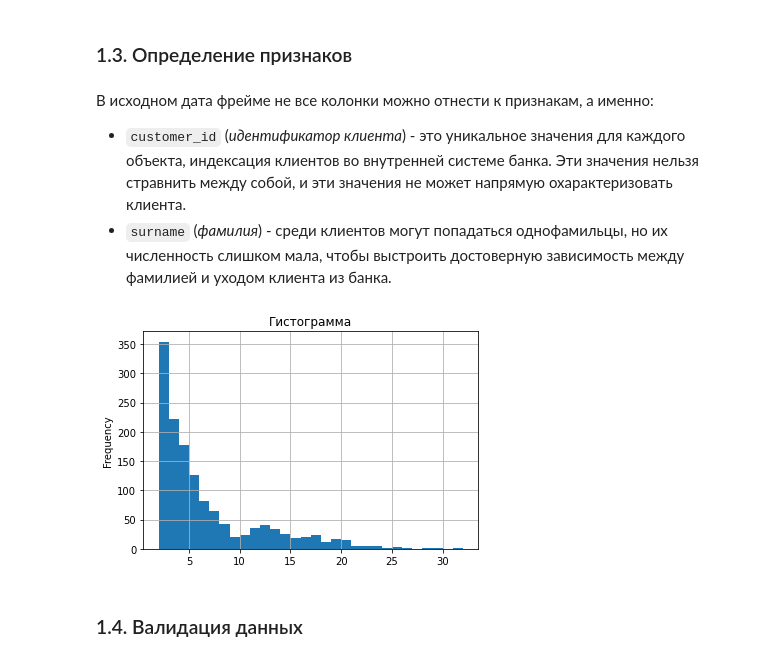
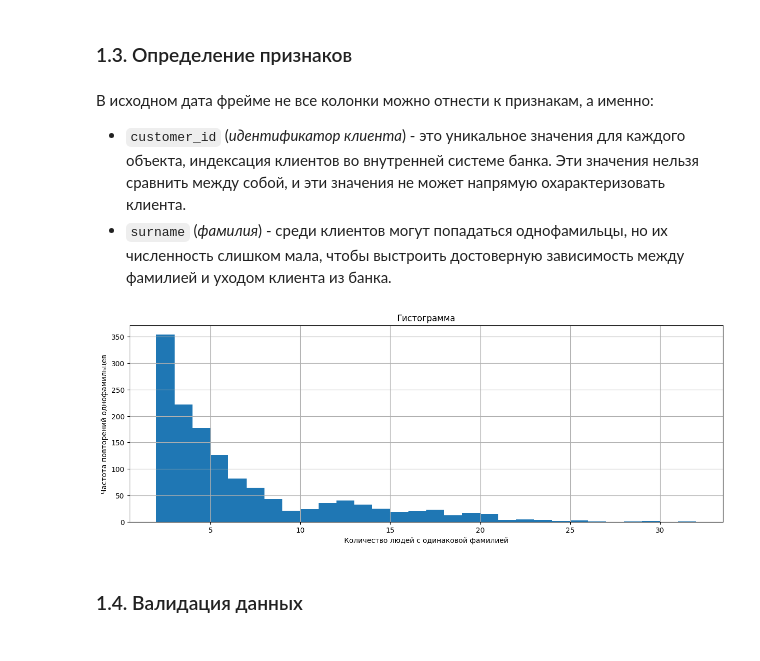
Before and after one commit to Danspers/7.Customer-churn, a Jupyter notebook: Customer_churn_modelling.ipynb, the cells around one changed output. Saved outputs shown, nothing was run; the diff lists cells and outputs as text; code cells hidden in the pictures.

```diff
--- a/Customer_churn_modelling.ipynb
+++ b/Customer_churn_modelling.ipynb
@@ -130,19 +111,19 @@ Index(['customer_id', 'surname', 'credit_score', 'geography', 'gender', 'age',
 ### 1.3. Определение признаков
 # %% [markdown]
 В исходном дата фрейме не все колонки можно отнести к признакам, а именно:
-- `customer_id` (_идентификатор клиента_) - это уникальное значения для каждого объекта, индексация клиентов во внутренней системе банка. Эти значения нельзя стравнить между собой, и эти значения не может напрямую охарактеризовать клиента.
+- `customer_id` (_идентификатор клиента_) - это уникальное значения для каждого объекта, индексация клиентов во внутренней системе банка. Эти значения нельзя сравнить между собой, и эти значения не может напрямую охарактеризовать клиента.
 - `surname` (_фамилия_) - среди клиентов могут попадаться однофамильцы, но их численность слишком мала, чтобы выстроить достоверную зависимость между фамилией и уходом клиента из банка.
 # %%
 surname_count = df['surname'].value_counts()
-surname_count[surname_count > 1].plot(kind='hist', bins=30, range=(2, 32), grid=True,
+surname_count[surname_count > 1].plot(kind='hist', bins=30, range=(2, 32), grid=True, figsize=(15, 5),
                                       xlabel='Количество людей с одинаковой фамилией',
                                       ylabel='Частота повторений однофамильцев',
                                       title='Гистограмма')
 
 target = df['exited']
 features = df.drop(['exited', 'customer_id', 'surname'], axis=1)
 # %% [output]
-[figure, old version]
+[figure, new version]
 # %% [markdown]
 ### 1.4. Валидация данных
 # %% [markdown]
```
Also changed, not shown: parts of 19 cells of this notebook.
